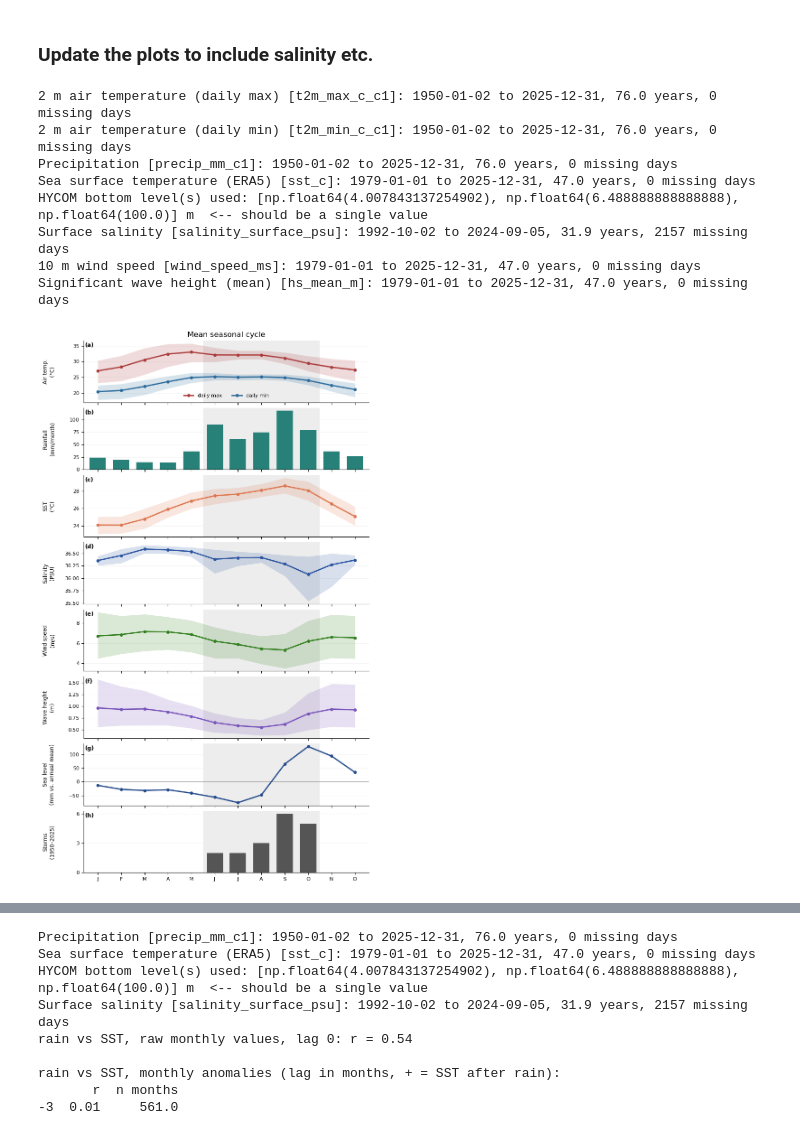
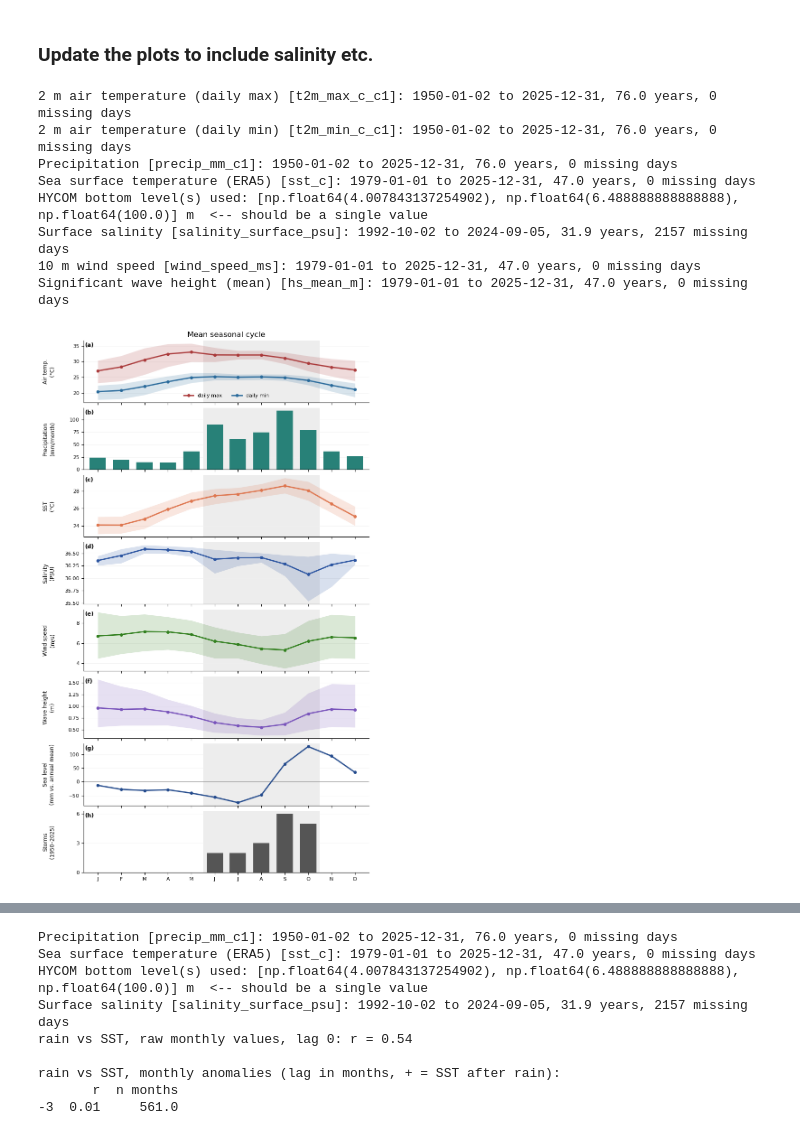
Before and after one commit to florisytzen5/MDP, a Jupyter notebook: Climatology/Baseline/Clima_Baseline.ipynb, the cells around one changed output, grey strips where cells are left out. Saved outputs shown, nothing was run; the diff lists cells and outputs as text; code cells hidden in the pictures.

```diff
--- a/Climatology/Baseline/Clima_Baseline.ipynb
+++ b/Climatology/Baseline/Clima_Baseline.ipynb
@@ -1573,7 +1573,7 @@ ax[0].set_ylabel('Air temp.\n(°C)')
 ax[0].legend(loc='lower center', ncol=2, frameon=False, fontsize=8)
 
 ax[1].bar(m, rain_month.values, color=COLORS['rain'], width=0.7)
-ax[1].set_ylabel('Rainfall\n(mm/month)')
+ax[1].set_ylabel('Precipitation\n(mm/month)')
 
 band(ax[2], sst, COLORS['sst'], 'SST');   ax[2].set_ylabel('SST\n(°C)')
 band(ax[3], sal, COLORS['sal'], 'salinity'); ax[3].set_ylabel('Salinity\n(PSU)')
@@ -1594,34 +1594,34 @@ for i, a in enumerate(ax):
     a.set_axisbelow(True)                            # grid behind lines and bars
     a.spines[['top', 'right']].set_visible(False)
     a.yaxis.set_label_coords(-0.1, 0.5)
     a.tick_params(labelsize=8)
     a.yaxis.label.set_size(8.5)
     a.text(0.005, 0.97, f'({"abcdefgh"[i]})', transform=a.transAxes,   # panel letter
            ha='left', va='top', fontsize=9, fontweight='bold')
 ax[-1].set_xticks(m, MONTHS)
 ax[-1].set_xlim(0.4, 12.6)
 ax[0].set_title('Mean seasonal cycle',
                  fontsize=12, loc='center')
 
 # # data source of each panel, shown small to the right of each panel
 # SOURCES = ['ERA5-\nLand', 'ERA5-\nLand', 'ERA5', 'HYCOM', 'ERA5', 'ERA5', 'C3S\naltimetry', 'HURDAT2']
 # for a, src in zip(ax, SOURCES):
 #     a.text(1.01, 0.5, src, transform=a.transAxes,
 #            ha='left', va='center', fontsize=7, color='black', linespacing=1.1)
 
 plt.tight_layout(h_pad=0.4)
 fig.savefig(SL_DIR + '../fig1_seasonal_cycle.png', dpi=300, bbox_inches='tight')
 plt.show()
 # %% [output]
 2 m air temperature (daily max) [t2m_max_c_c1]: 1950-01-02 to 2025-12-31, 76.0 years, 0 missing days
 2 m air temperature (daily min) [t2m_min_c_c1]: 1950-01-02 to 2025-12-31, 76.0 years, 0 missing days
 Precipitation [precip_mm_c1]: 1950-01-02 to 2025-12-31, 76.0 years, 0 missing days
 Sea surface temperature (ERA5) [sst_c]: 1979-01-01 to 2025-12-31, 47.0 years, 0 missing days
 HYCOM bottom level(s) used: [np.float64(4.007843137254902), np.float64(6.488888888888888), np.float64(100.0)] m  <-- should be a single value
 Surface salinity [salinity_surface_psu]: 1992-10-02 to 2024-09-05, 31.9 years, 2157 missing days
 10 m wind speed [wind_speed_ms]: 1979-01-01 to 2025-12-31, 47.0 years, 0 missing days
 Significant wave height (mean) [hs_mean_m]: 1979-01-01 to 2025-12-31, 47.0 years, 0 missing days
-[figure, old version]
+[figure, new version]
 # %%
 import matplotlib.pyplot as plt
 from scipy import stats
```
Also changed, not shown: parts of 1 cell of this notebook, 3 other files.
